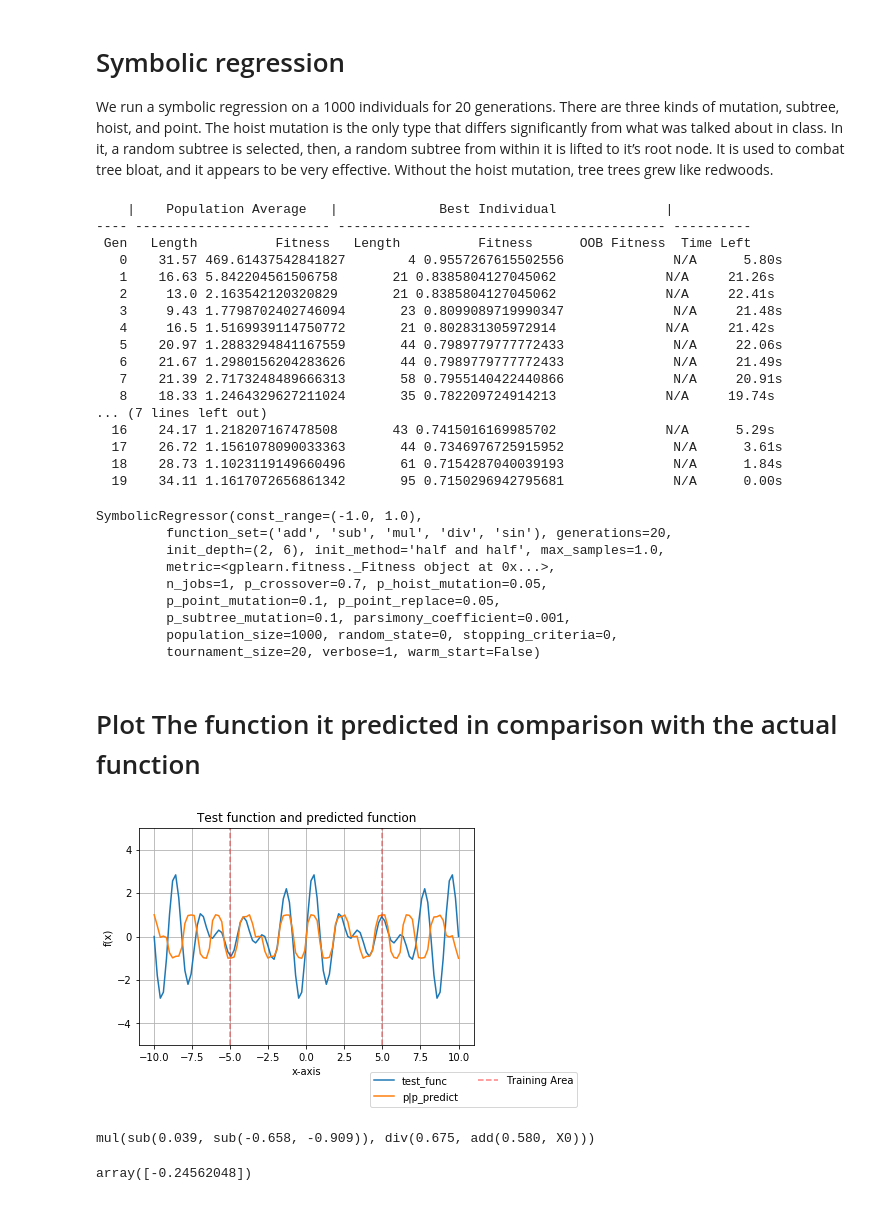
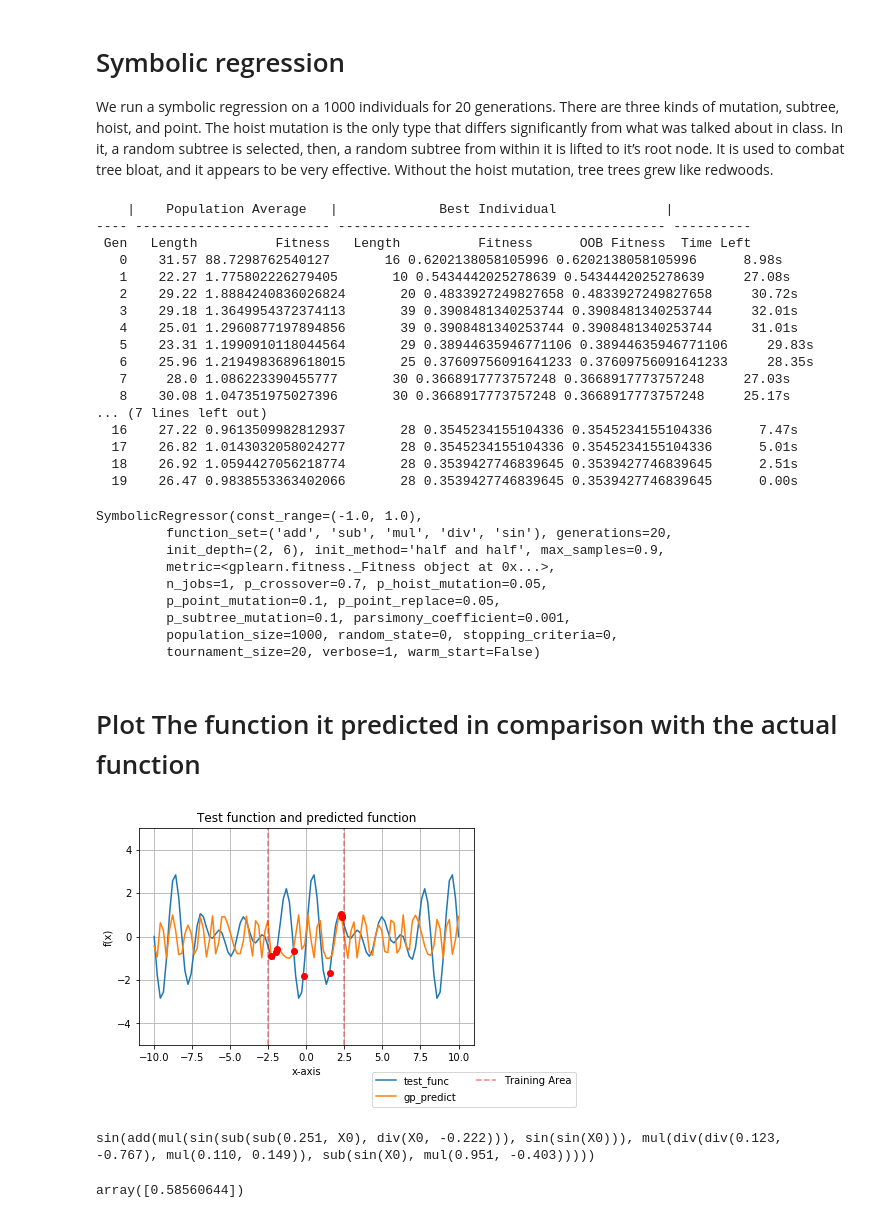
Before and after one commit to DarkGauss/gplearn_guide, a Jupyter notebook: NonLinearFunctionRegression.ipynb, the cells around one changed output. Drawn from its saved outputs; the diff is of its cells as text; code cells hidden in the pictures.

Commit message:
Added example 1 showing it with  nice periodic function

```diff
--- a/NonLinearFunctionRegression.ipynb
+++ b/NonLinearFunctionRegression.ipynb
@@ -46,10 +37,10 @@ here we will pick random floats in our test test range for it to train off of
 # %%
 
 #Range of x values on the function to sample from
-train_range = (-5,5)
+train_range = (-2.5,2.5)
 dist_range = abs(train_range[0])+abs(train_range[1])
 
-num_samples = 100
+num_samples = 10
 train_x = (np.random.random_sample(num_samples)*dist_range) + train_range[0]
 train_y = np.asarray([test_func(point) for point in train_x])
 
@@ -99,7 +87,7 @@ best_gp = SymbolicRegressor(population_size=1000,
                            generations=20, stopping_criteria=0,
                            p_crossover=0.7, p_subtree_mutation=0.1,
                            p_hoist_mutation=0.05, p_point_mutation=0.1,
-                           max_samples=1.0, verbose=1,
+                           max_samples=0.9, verbose=1,
                            parsimony_coefficient=0.001, random_state=0,
                            metric = custom_fitness,
                            function_set=('add', 'sub', 'mul', 'div',"sin")
@@ -110,23 +98,23 @@ best_gp.fit(train_x, train_y)
     |    Population Average   |             Best Individual              |
 ---- ------------------------- ------------------------------------------ ----------
  Gen   Length          Fitness   Length          Fitness      OOB Fitness  Time Left
-   0    31.57 469.61437542841827        4 0.9557267615502556              N/A      5.80s
-   1    16.63 5.842204561506758       21 0.8385804127045062              N/A     21.26s
-   2     13.0 2.163542120320829       21 0.8385804127045062              N/A     22.41s
-   3     9.43 1.7798702402746094       23 0.8099089719990347              N/A     21.48s
-   4     16.5 1.5169939114750772       21 0.802831305972914              N/A     21.42s
-   5    20.97 1.2883294841167559       44 0.7989779777772433              N/A     22.06s
-   6    21.67 1.2980156204283626       44 0.7989779777772433              N/A     21.49s
-   7    21.39 2.7173248489666313       58 0.7955140422440866              N/A     20.91s
-   8    18.33 1.2464329627211024       35 0.782209724914213              N/A     19.74s
+   0    31.57 88.7298762540127       16 0.6202138058105996 0.6202138058105996      8.98s
+   1    22.27 1.775802226279405       10 0.5434442025278639 0.5434442025278639     27.08s
+   2    29.22 1.8884240836026824       20 0.4833927249827658 0.4833927249827658     30.72s
+   3    29.18 1.3649954372374113       39 0.3908481340253744 0.3908481340253744     32.01s
+   4    25.01 1.2960877197894856       39 0.3908481340253744 0.3908481340253744     31.01s
+   5    23.31 1.1990910118044564       29 0.38944635946771106 0.38944635946771106     29.83s
+   6    25.96 1.2194983689618015       25 0.37609756091641233 0.37609756091641233     28.35s
+   7     28.0 1.086223390455777       30 0.3668917773757248 0.3668917773757248     27.03s
+   8    30.08 1.047351975027396       30 0.3668917773757248 0.3668917773757248     25.17s
 ... (7 lines left out)
-  16    24.17 1.218207167478508       43 0.7415016169985702              N/A      5.29s
-  17    26.72 1.1561078090033363       44 0.7346976725915952              N/A      3.61s
-  18    28.73 1.1023119149660496       61 0.7154287040039193              N/A      1.84s
-  19    34.11 1.1617072656861342       95 0.7150296942795681              N/A      0.00s
+  16    27.22 0.9613509982812937       28 0.3545234155104336 0.3545234155104336      7.47s
+  17    26.82 1.0143032058024277       28 0.3545234155104336 0.3545234155104336      5.01s
+  18    26.92 1.0594427056218774       28 0.3539427746839645 0.3539427746839645      2.51s
+  19    26.47 0.9838553363402066       28 0.3539427746839645 0.3539427746839645      0.00s
 SymbolicRegressor(const_range=(-1.0, 1.0),
          function_set=('add', 'sub', 'mul', 'div', 'sin'), generations=20,
-         init_depth=(2, 6), init_method='half and half', max_samples=1.0,
+         init_depth=(2, 6), init_method='half and half', max_samples=0.9,
          metric=<gplearn.fitness._Fitness object at 0x...>,
          n_jobs=1, p_crossover=0.7, p_hoist_mutation=0.05,
          p_point_mutation=0.1, p_point_replace=0.05,
@@ -135,43 +123,55 @@ SymbolicRegressor(const_range=(-1.0, 1.0),
          tournament_size=20, verbose=1, warm_start=False)
 # %% [markdown]
 # Plot The function it predicted in comparison with the actual function
+# %%
+#setup markers to point at where the samples of the original function were taken from
+marker_loc = train_x.reshape(num_samples)
 # %%
-#--helper functions to plot results--
+#--plotting the results--
+
+#If set to true, marks every datapoint that was used in  training
+mark_trainy_loc = True
+
+#range of y values to plot points
+test_func_rangey = (-5.0,5.0)
 
 #range of values to display
-test_func_range = (-10.0,10.0)
+test_func_rangex = (-10.0,10.0)
 #step size of display
 test_func_graph_points = 100
 #setup the axis for np
-axis = np.linspace(test_func_range[0],test_func_range[1],test_func_graph_points)
+axis = np.linspace(test_func_rangex[0],test_func_rangex[1],test_func_graph_points)
 
 #actual values from the test function
 func_values = np.asarray([test_func(val) for val in axis])
 
 #values predicted
 predicted_values = best_gp.predict(axis.reshape(-1,1))
 
 plt.plot(axis, func_values, label = "test_func")
-plt.plot(axis, predicted_values, label = "p|p_predict")
+plt.plot(axis, predicted_values, label = "gp_predict")
+
+if mark_trainy_loc:
+    plt.plot(marker_loc,np.asarray([test_func(val) for val in marker_loc]) , 'ro')
 
 plt.axvline(x=train_range[0], label='Training Area'.format(train_range[0]), c="r", ls = "--", alpha = 0.50)
 plt.axvline(x=train_range[1], c="r", ls = "--", alpha = 0.50)
 
 plt.grid( linestyle='-')
 plt.xlabel("x-axis")
 plt.ylabel("f(x)")
-plt.ylim(top=5,bottom=-5)
+plt.ylim(top=test_func_rangey[1],bottom= test_func_rangey[0])
 plt.title("Test function and predicted function")
 pylab.legend(loc=9, bbox_to_anchor=(1, -0.1), ncol=2)
 plt.show()
 # %% [output]
-[figure, old version]
+[figure, new version]
 # %%
  print(best_gp._program)
 best_gp.predict(np.array(0).reshape(-1,1))
 # %% [output]
-mul(sub(0.039, sub(-0.658, -0.909)), div(0.675, add(0.580, X0)))
+sin(add(mul(sin(sub(sub(0.251, X0), div(X0, -0.222))), sin(sin(X0))), mul(div(div(0.123, -0.767), mul(0.110, 0.149)), sub(sin(X0), mul(0.951, -0.403)))))
-array([-0.24562048])
+array([0.58560644])
 # %%
 graph = pydotplus.graphviz.graph_from_dot_data(best_gp._program.export_graphviz())
 Image(graph.create_png())
```
Also changed, not shown: parts of 3 cells of this notebook, 1 other file.
